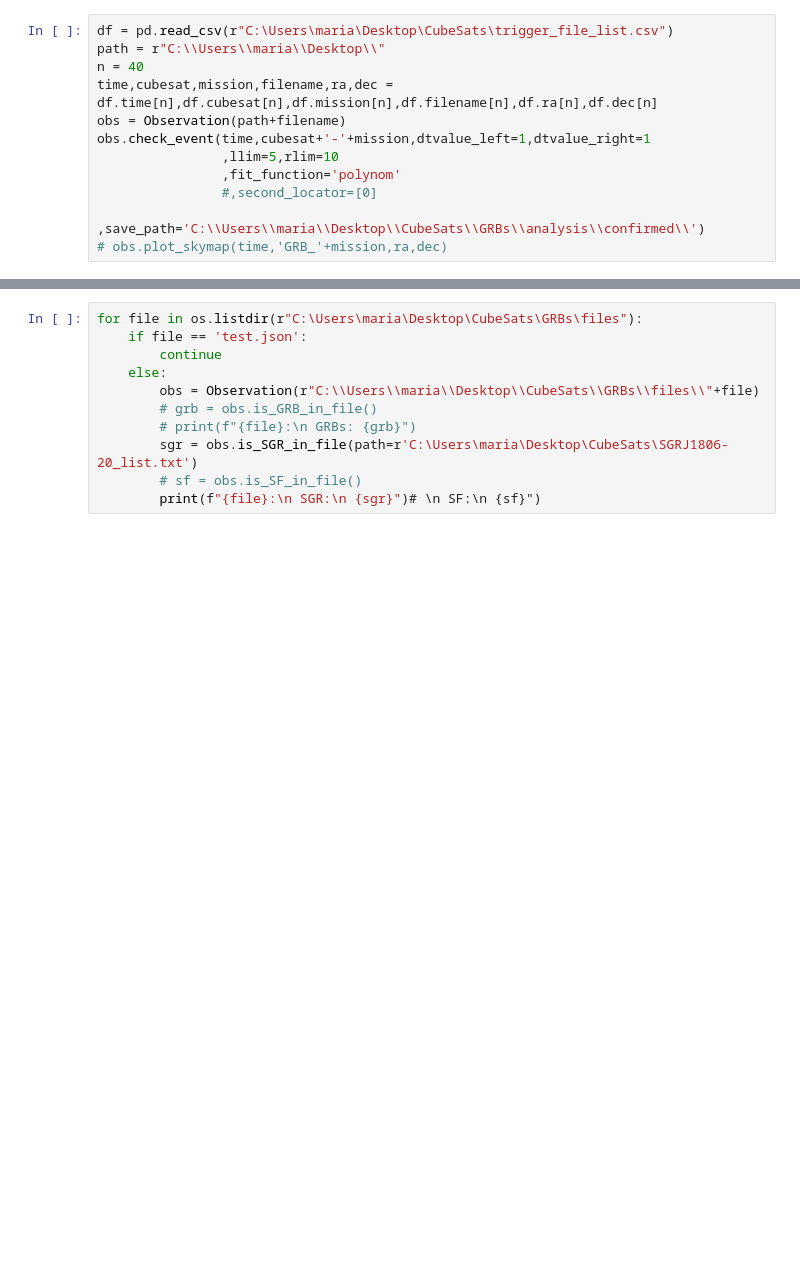
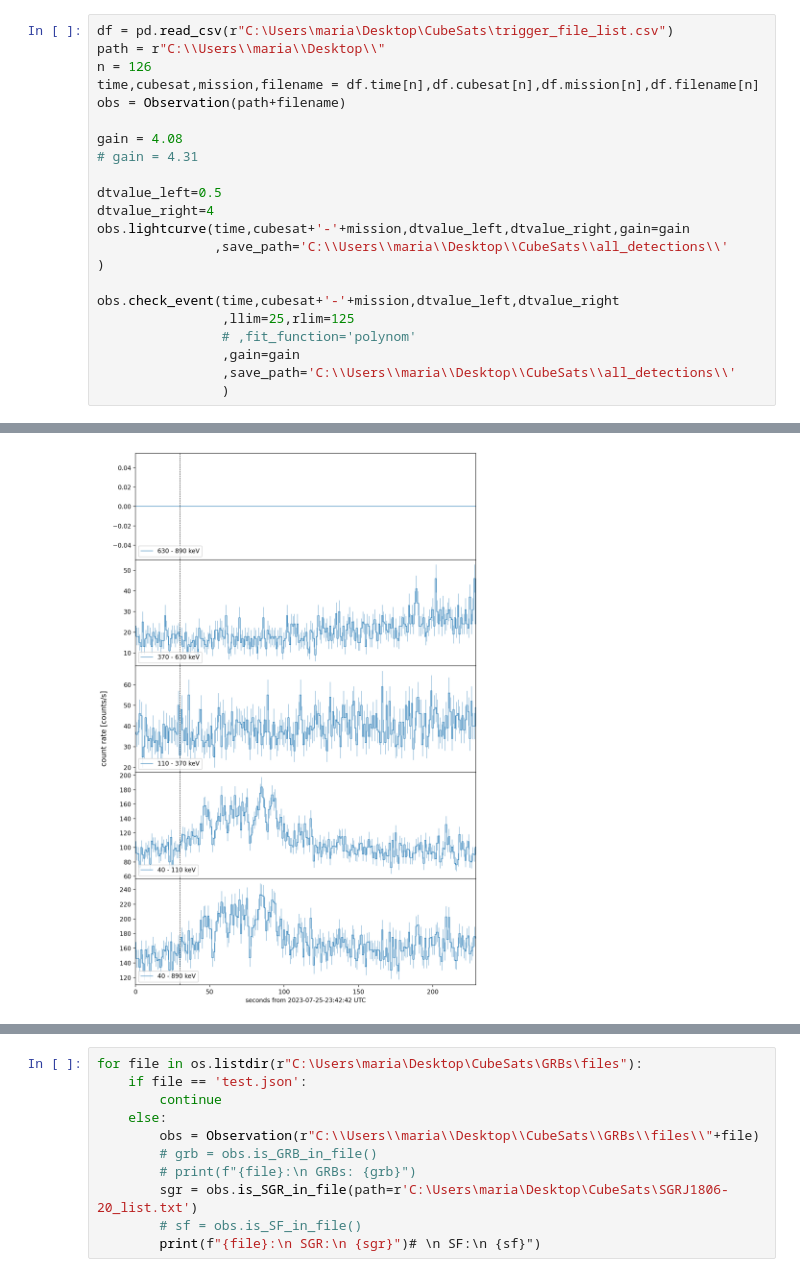
Before and after one commit to mdafcikova/grbalpha-tools, a Jupyter notebook: notebook.ipynb, the cells around one changed output, grey strips where cells are left out. Cells and saved outputs as stored; diff of their text form; blank space fills up the shorter version.

```diff
--- a/notebook.ipynb
+++ b/notebook.ipynb
@@ -10,12 +25,23 @@ import matplotlib.pyplot as plt
 # %%
 df = pd.read_csv(r"C:\Users\maria\Desktop\CubeSats\trigger_file_list.csv")
 path = r"C:\\Users\\maria\\Desktop\\"
-n = 40
-time,cubesat,mission,filename,ra,dec = df.time[n],df.cubesat[n],df.mission[n],df.filename[n],df.ra[n],df.dec[n]
+n = 126
+time,cubesat,mission,filename = df.time[n],df.cubesat[n],df.mission[n],df.filename[n]
 obs = Observation(path+filename)
-obs.check_event(time,cubesat+'-'+mission,dtvalue_left=1,dtvalue_right=1
-                ,llim=5,rlim=10
-                ,fit_function='polynom'
-                #,second_locator=[0]
-                ,save_path='C:\\Users\\maria\\Desktop\\CubeSats\\GRBs\\analysis\\confirmed\\')
-# obs.plot_skymap(time,'GRB_'+mission,ra,dec)
+
+gain = 4.08
+# gain = 4.31
+
+dtvalue_left=0.5
+dtvalue_right=4
+obs.lightcurve(time,cubesat+'-'+mission,dtvalue_left,dtvalue_right,gain=gain
+               ,save_path='C:\\Users\\maria\\Desktop\\CubeSats\\all_detections\\'
+)
+
+obs.check_event(time,cubesat+'-'+mission,dtvalue_left,dtvalue_right
+                ,llim=25,rlim=125
+                # ,fit_function='polynom'
+                ,gain=gain
+                ,save_path='C:\\Users\\maria\\Desktop\\CubeSats\\all_detections\\'
+                )
+# %% [output]
@@ -21,0 +65 @@ obs.check_event(time,cubesat+'-'+mission,dtvalue_left=1,dtvalue_right=1
+[figure, added]
```
Also changed, not shown: parts of 25 cells of this notebook, 1 other file.
